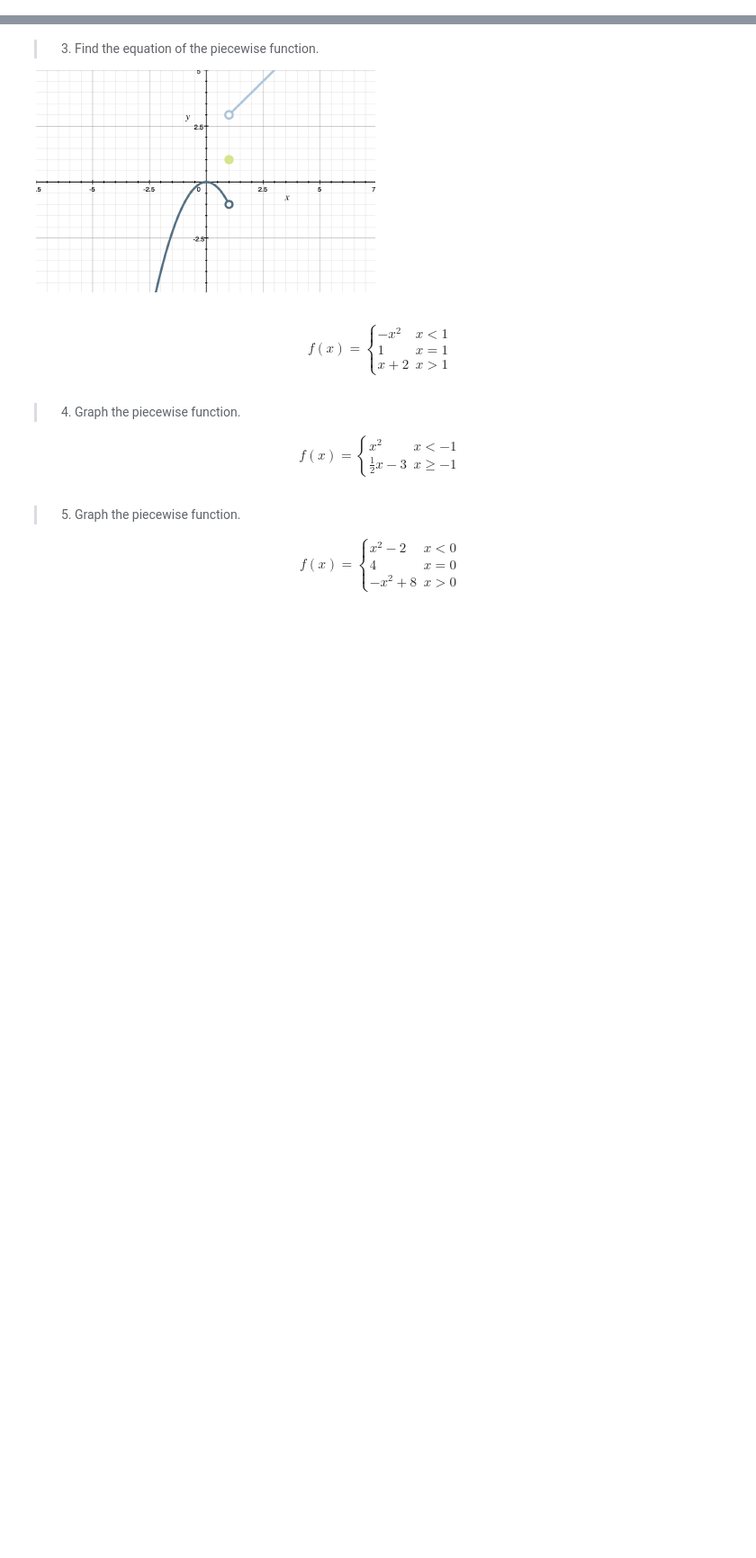
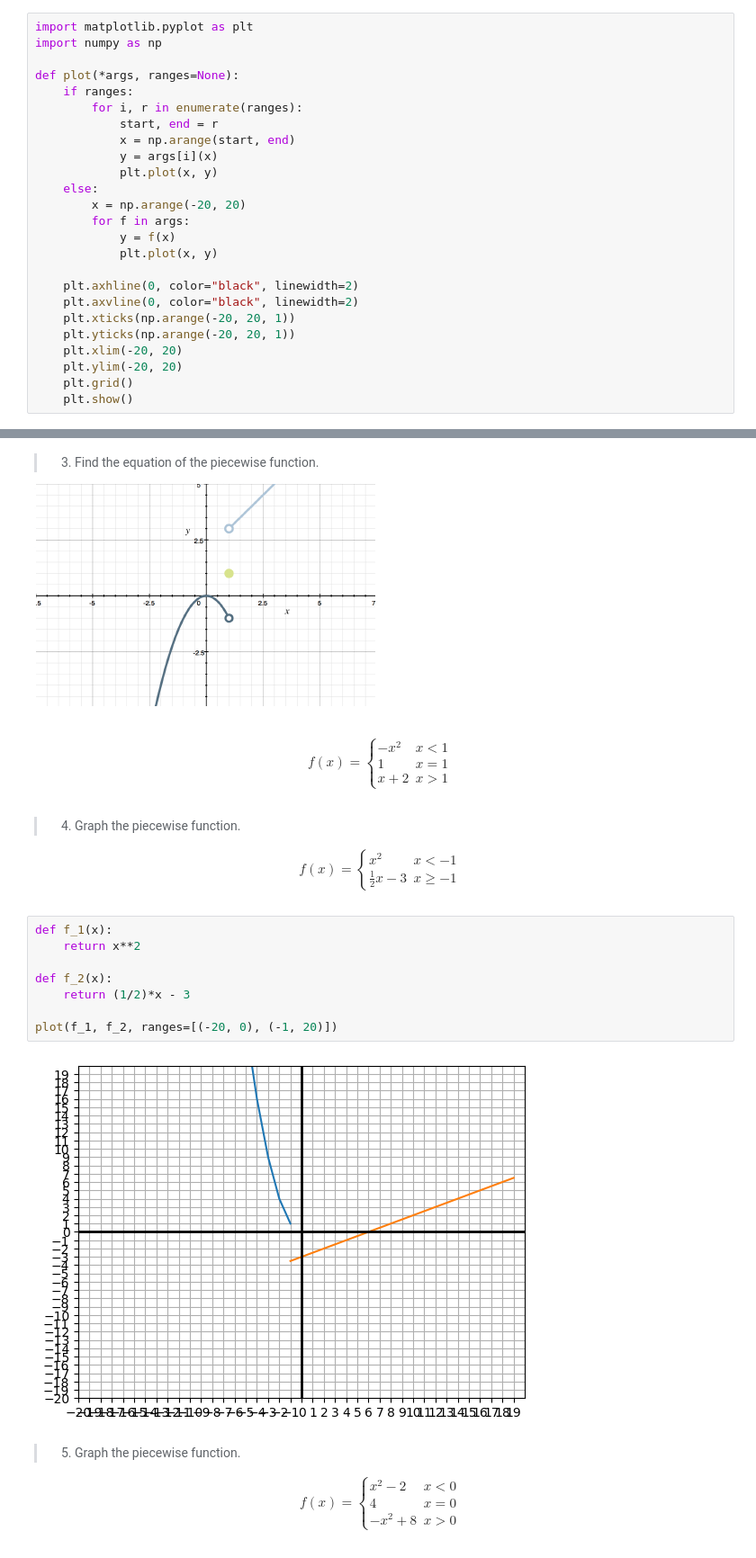
Before and after one commit to acasasis-dev/become-an-algebra-master, a Jupyter notebook: bonus/algebra-2/section-17-graphing/exercise-07-modelling-a-piecewise-defined-function.ipynb, the cells around one changed output, grey strips where cells are left out. Shown at 90% size. Cells and saved outputs as stored; diff of their text form; blank space fills up the shorter version.

```diff
--- a/bonus/algebra-2/section-17-graphing/exercise-07-modelling-a-piecewise-defined-function.ipynb
+++ b/bonus/algebra-2/section-17-graphing/exercise-07-modelling-a-piecewise-defined-function.ipynb
@@ -1,5 +1,30 @@
 # %% [markdown]
 ## Exercise 07: Modelling A Piecewise-Defined Function
+# %%
+import matplotlib.pyplot as plt
+import numpy as np
+
+def plot(*args, ranges=None):
+    if ranges:
+        for i, r in enumerate(ranges):
+            start, end = r
+            x = np.arange(start, end)
+            y = args[i](x)
+            plt.plot(x, y)
+    else:
+        x = np.arange(-20, 20)
+        for f in args:
+            y = f(x)
+            plt.plot(x, y)
+
+    plt.axhline(0, color="black", linewidth=2)
+    plt.axvline(0, color="black", linewidth=2)
+    plt.xticks(np.arange(-20, 20, 1))
+    plt.yticks(np.arange(-20, 20, 1))
+    plt.xlim(-20, 20)
+    plt.ylim(-20, 20)
+    plt.grid()
+    plt.show()
 # %% [markdown]
 > 1. Find the equation of the piecewise function.
 
@@ -48,6 +73,16 @@
         \frac{1}{2}x - 3 & x \ge -1
     \end{cases}
 \end{gather*}
+# %%
+def f_1(x):
+	return x**2
+
+def f_2(x):
+	return (1/2)*x - 3
+
+plot(f_1, f_2, ranges=[(-20, 0), (-1, 20)])
+# %% [output]
+[figure, added]
 # %% [markdown]
 > 5. Graph the piecewise function.
 
```
Also changed, not shown: parts of 2 cells of this notebook.
